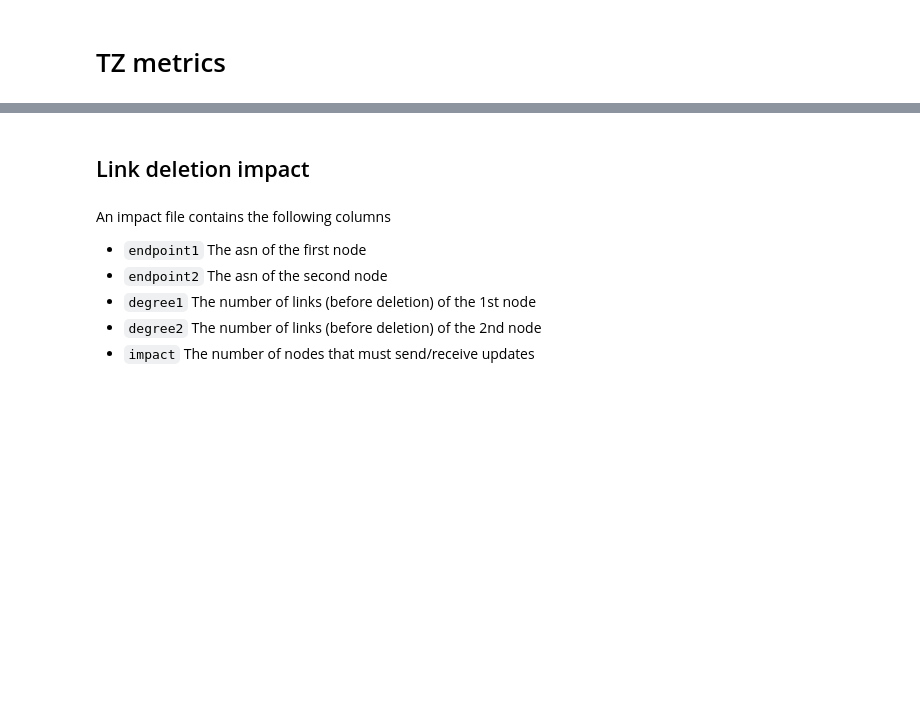
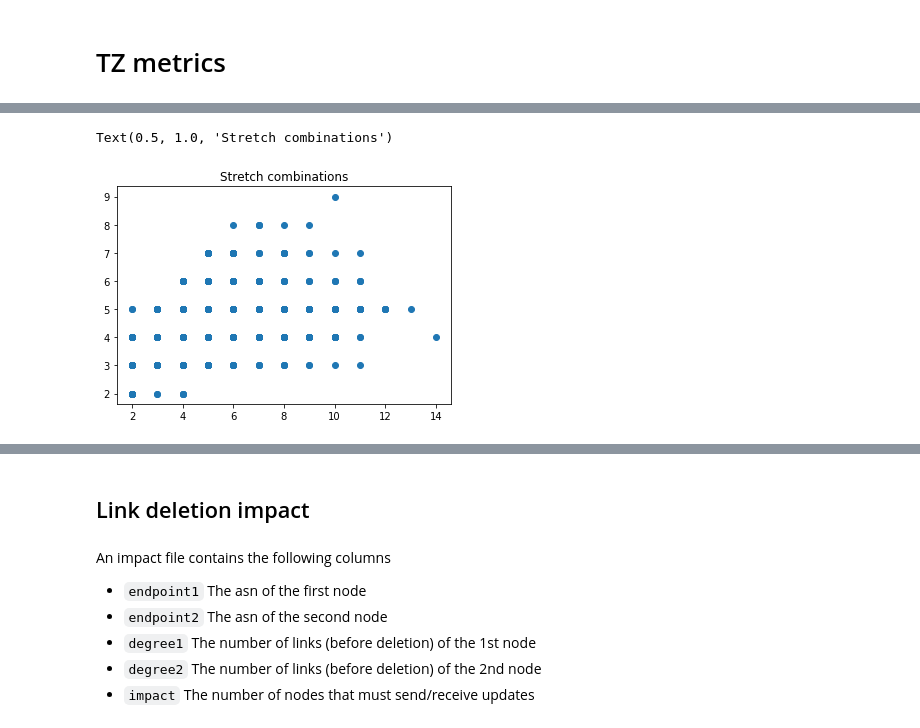
Before and after one commit to dedis/student_20_compactInternet, a Jupyter notebook: TZ_metrics.ipynb, the cells around one changed output, grey strips where cells are left out. Drawn from its saved outputs; the diff is of its cells as text; code cells hidden in the pictures; blank space fills up the shorter version.

```diff
--- a/TZ_update.ipynb
+++ b/TZ_metrics.ipynb
@@ -6,0 +10,6 @@ import matplotlib.pyplot as plt
+# %%
+def import_stretch(filename):
+    df = pd.read_csv(filename, names=["baseline_stretch", "audited_stretch", "respects_no_valley"])
+    return df
+# %%
+stretch_data = import_stretch("./simulation/data/full-stretch-2000.csv")
@@ -6,0 +32,8 @@ import matplotlib.pyplot as plt
+# %%
+static_stretch = stretch_data.to_numpy()
+# %%
+plt.scatter(static_stretch[:,0], static_stretch[:,1])
+plt.title("Stretch combinations")
+# %% [output]
+Text(0.5, 1.0, 'Stretch combinations')
+[figure, added]
```
Also changed, not shown: parts of 11 cells of this notebook, 8 other files.
